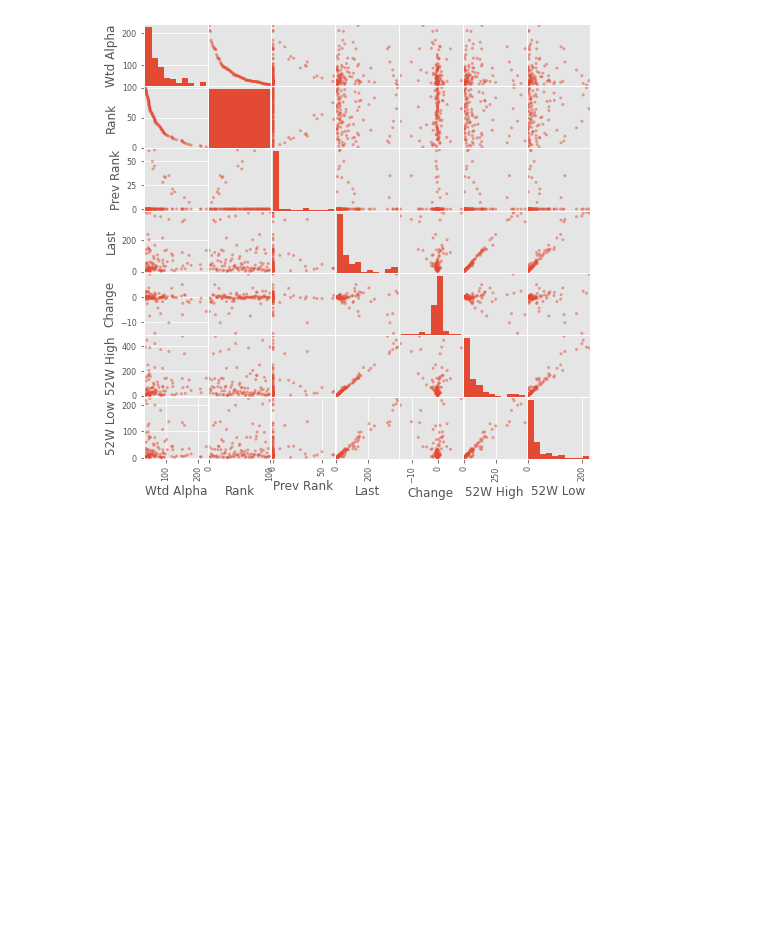
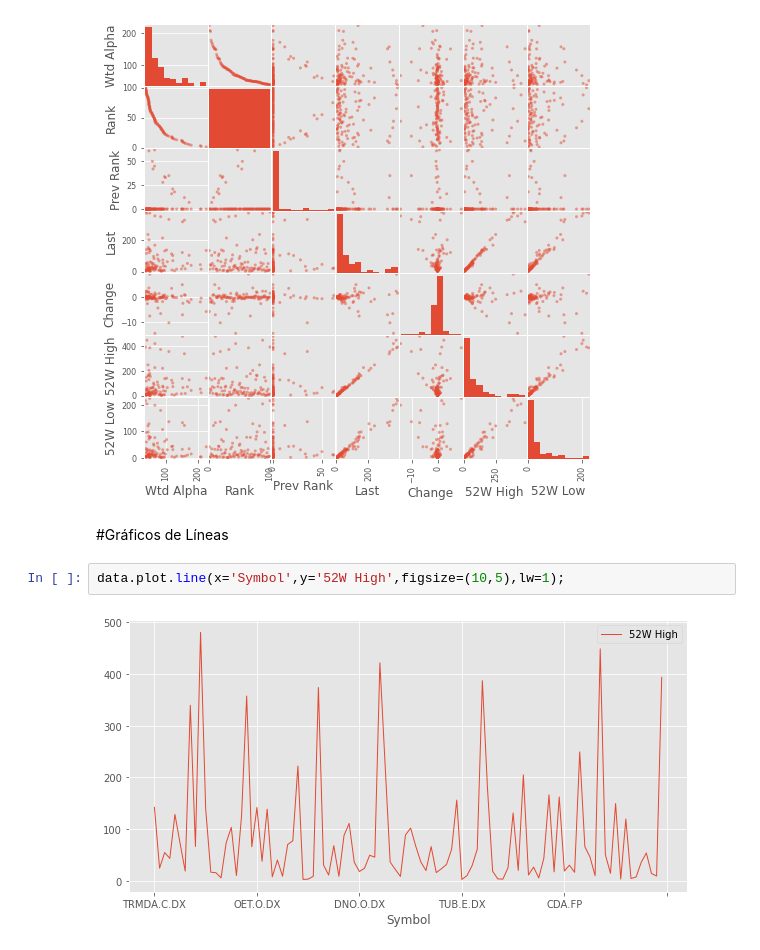
Before and after one commit to jmmartinnu2/Pandas-finanzas, a Jupyter notebook: data_finanzas.ipynb, the cells around one changed output. Saved outputs shown, nothing was run; the diff lists cells and outputs as text; blank space fills up the shorter version.

```diff
--- a/data_finanzas.ipynb
+++ b/data_finanzas.ipynb
@@ -434,3 +437,9 @@ Hay varios tipos de plots integradas a pandas, la mayoría de estos plots sobn p
 pd.plotting.scatter_matrix(data, figsize=(8, 8));
 # %% [output]
 [figure]
+# %% [markdown]
+#Gráficos de Líneas
+# %%
+data.plot.line(x='Symbol',y='52W High',figsize=(10,5),lw=1);
+# %% [output]
+[figure, added]
```
Also changed, not shown: parts of 8 cells of this notebook.
